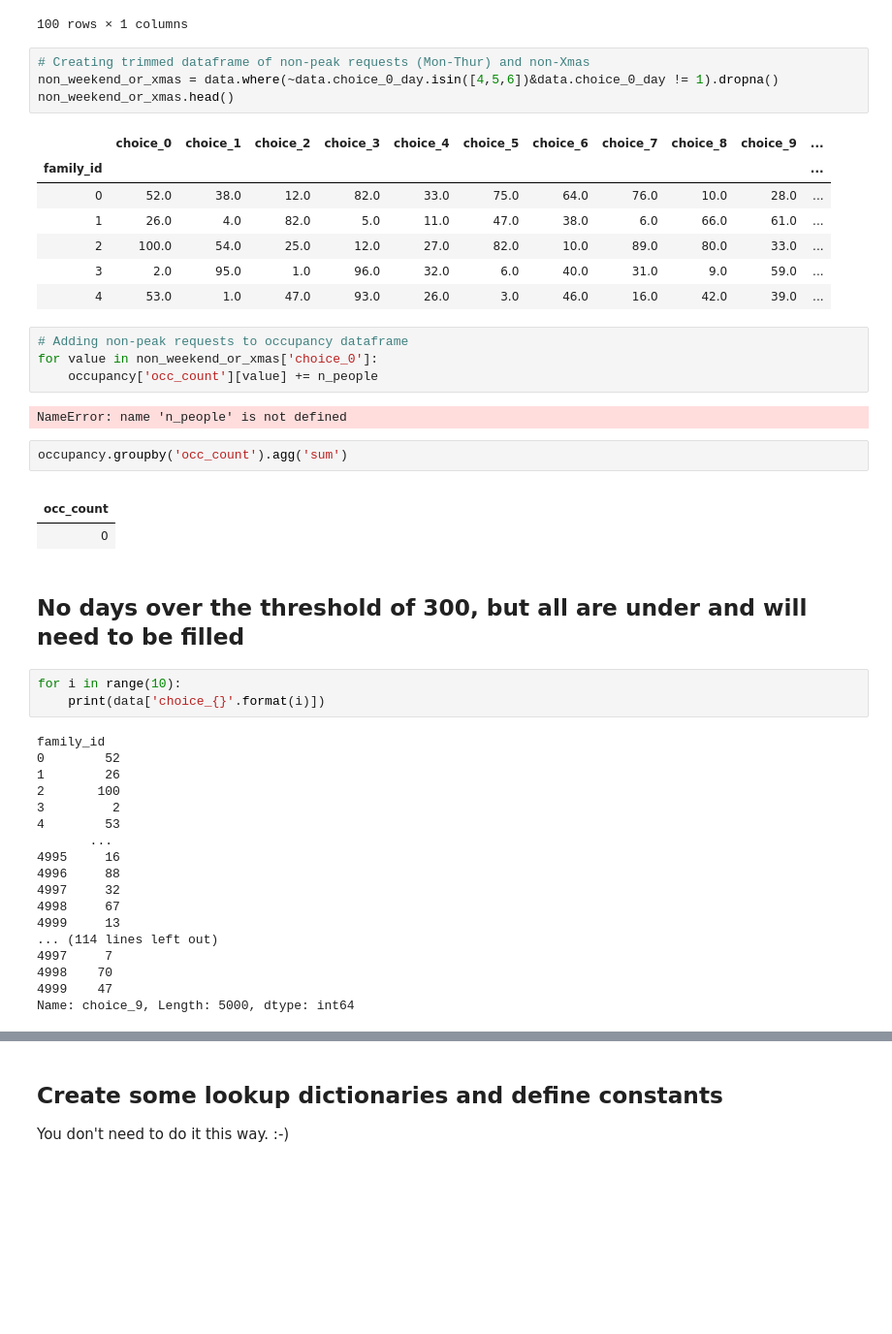
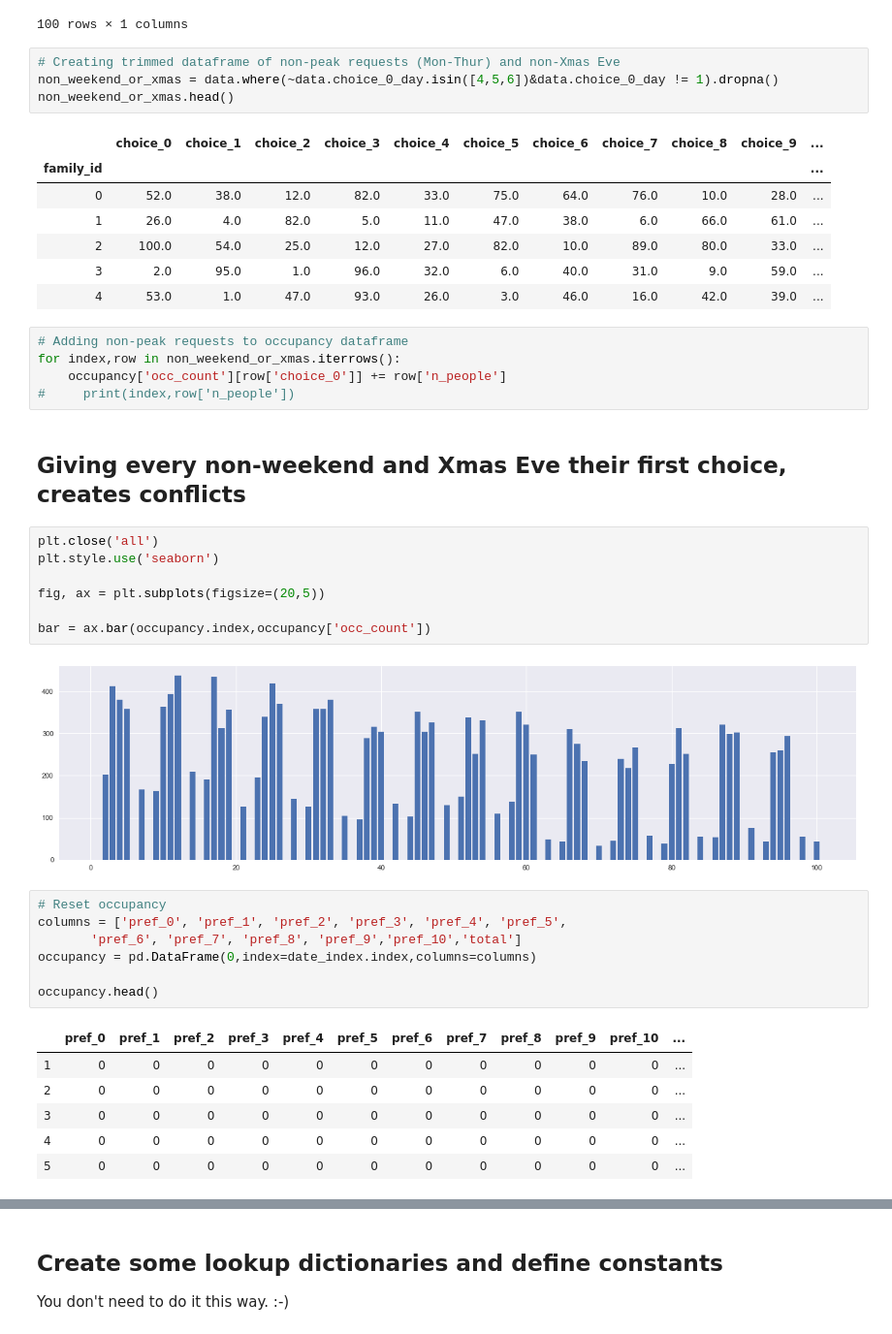
Before and after one commit to tdrumhel1/santa, a Jupyter notebook: santa-notebook-v1.ipynb, the cells around one changed output, grey strips where cells are left out. Shown at 97% size. Cells and saved outputs as stored; diff of their text form; blank space fills up the shorter version.

Commit message:
created occupancy matrix, beginning cost function

```diff
--- a/santa-notebook-v1.ipynb
+++ b/santa-notebook-v1.ipynb
@@ -230,7 +225,7 @@ occupancy
 | 100 | 0 |
 100 rows × 1 columns
 # %%
-# Creating trimmed dataframe of non-peak requests (Mon-Thur) and non-Xmas
+# Creating trimmed dataframe of non-peak requests (Mon-Thur) and non-Xmas Eve
 non_weekend_or_xmas = data.where(~data.choice_0_day.isin([4,5,6])&data.choice_0_day != 1).dropna()
 non_weekend_or_xmas.head()
 # %% [output]
@@ -243,36 +238,31 @@ non_weekend_or_xmas.head()
 | 4 | 53.0 | 1.0 | 47.0 | 93.0 | 26.0 | 3.0 | 46.0 | 16.0 | 42.0 | 39.0 | ... |
 # %%
 # Adding non-peak requests to occupancy dataframe
-for value in non_weekend_or_xmas['choice_0']:
-    occupancy['occ_count'][value] += n_people
+for index,row in non_weekend_or_xmas.iterrows():
+    occupancy['occ_count'][row['choice_0']] += row['n_people']
+#     print(index,row['n_people'])
-# %% [output]
-NameError: name 'n_people' is not defined
-# %%
-occupancy.groupby('occ_count').agg('sum')
-# %% [output]
-|  |
-| occ_count |
-| 0 |
-# %% [markdown]
-## No days over the threshold of 300, but all are under and will need to be filled
-# %%
-for i in range(10):
-    print(data['choice_{}'.format(i)])
-# %% [output]
-family_id
-0        52
-1        26
-2       100
-3         2
-4        53
-       ...
-4995     16
-4996     88
-4997     32
-4998     67
-4999     13
-... (114 lines left out)
-4997     7
-4998    70
-4999    47
-Name: choice_9, Length: 5000, dtype: int64
+# %% [markdown]
+## Giving every non-weekend and Xmas Eve their first choice, creates conflicts
+# %%
+plt.close('all')
+plt.style.use('seaborn')
+
+fig, ax = plt.subplots(figsize=(20,5))
+
+bar = ax.bar(occupancy.index,occupancy['occ_count'])
+# %% [output]
+[figure, added]
+# %%
+# Reset occupancy
+columns = ['pref_0', 'pref_1', 'pref_2', 'pref_3', 'pref_4', 'pref_5',
+       'pref_6', 'pref_7', 'pref_8', 'pref_9','pref_10','total']
+occupancy = pd.DataFrame(0,index=date_index.index,columns=columns)
+
+occupancy.head()
+# %% [output]
+|  | pref_0 | pref_1 | pref_2 | pref_3 | pref_4 | pref_5 | pref_6 | pref_7 | pref_8 | pref_9 | pref_10 | ... |
+| 1 | 0 | 0 | 0 | 0 | 0 | 0 | 0 | 0 | 0 | 0 | 0 | ... |
+| 2 | 0 | 0 | 0 | 0 | 0 | 0 | 0 | 0 | 0 | 0 | 0 | ... |
+| 3 | 0 | 0 | 0 | 0 | 0 | 0 | 0 | 0 | 0 | 0 | 0 | ... |
+| 4 | 0 | 0 | 0 | 0 | 0 | 0 | 0 | 0 | 0 | 0 | 0 | ... |
+| 5 | 0 | 0 | 0 | 0 | 0 | 0 | 0 | 0 | 0 | 0 | 0 | ... |
```
Also changed, not shown: parts of 25 cells of this notebook, 1 other file.
